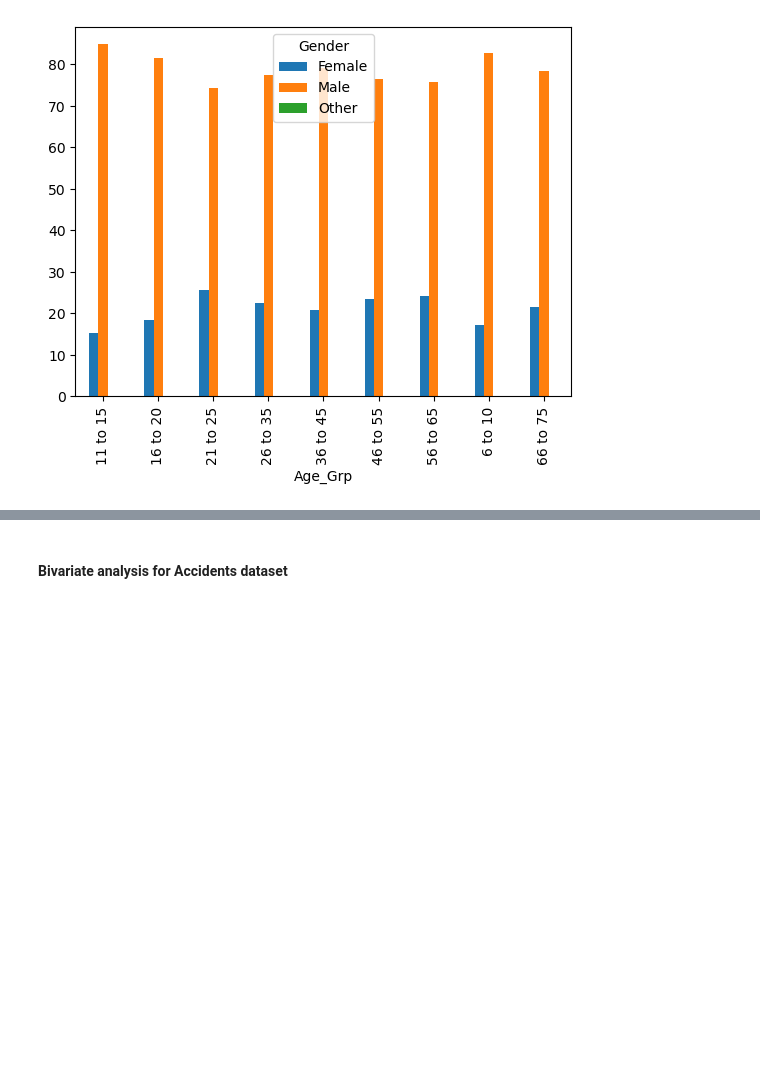
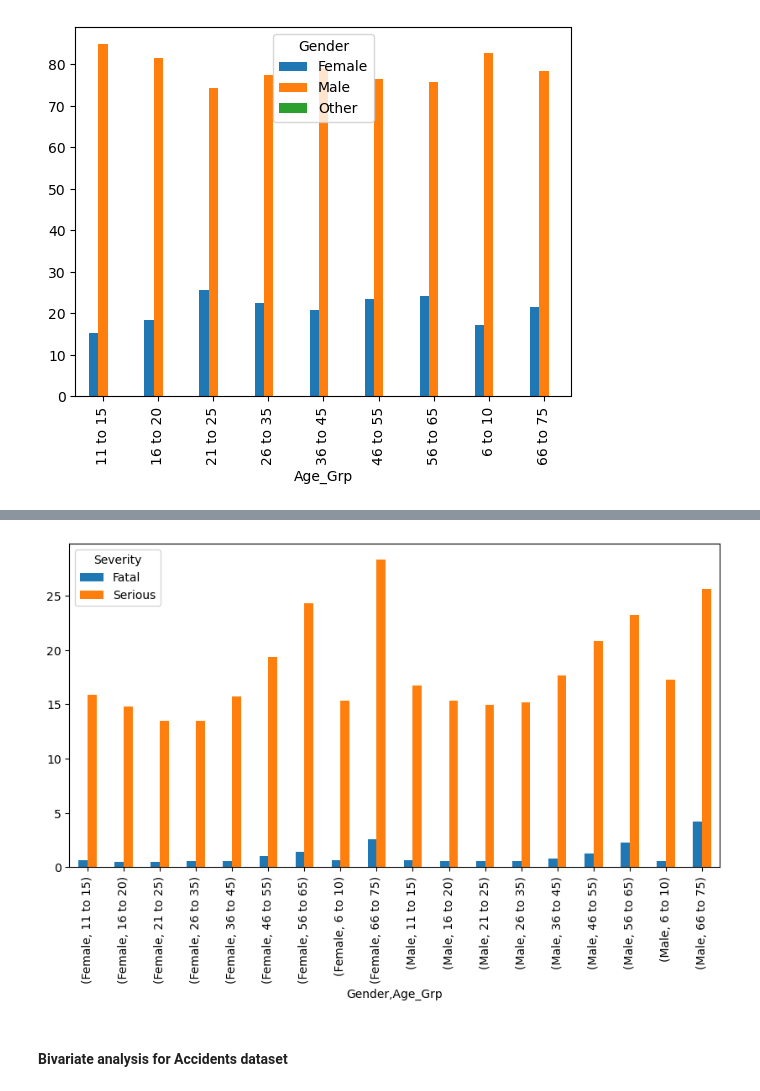
Before and after one commit to mchase007/EDA_UK_Bicycle_Accidents_1979_2018, a Jupyter notebook: EDA_BicycleAccidents.ipynb, the cells around one changed output, grey strips where cells are left out. Cells and saved outputs as stored; diff of their text form; code cells hidden in the pictures; blank space fills up the shorter version.

```diff
--- a/EDA_BicycleAccidents.ipynb
+++ b/EDA_BicycleAccidents.ipynb
@@ -986,3 +995,12 @@ gender_age_group_percent_cross_table.plot(kind='bar')
 plt.show()
 # %% [output]
 [figure]
+# %%
+age_severity_by_gender = pd.crosstab(
+    index=[df_Bk_clean['Gender'], df_Bk_clean['Age_Grp']],
+    columns=df_Bk_clean['Severity'],
+    normalize='index'
+) * 100b
+
+print("Age-Severity stratified by Gender (percentages):")
+print(age_severity_by_gender.round(2))
@@ -989,3 +1025,10 @@ plt.show()
+# %%
+# Barchart for age group and gender
+age_severity_filtered = age_severity_by_gender.loc[['Female', 'Male'], ['Fatal', 'Serious']]
+age_severity_filtered.plot(kind='bar', figsize=(10,5))
+plt.show()
+# %% [output]
+[figure, added]
 # %% [markdown]
 #### Bivariate analysis for Accidents dataset
 # %%
```
Also changed, not shown: parts of 49 cells of this notebook.
